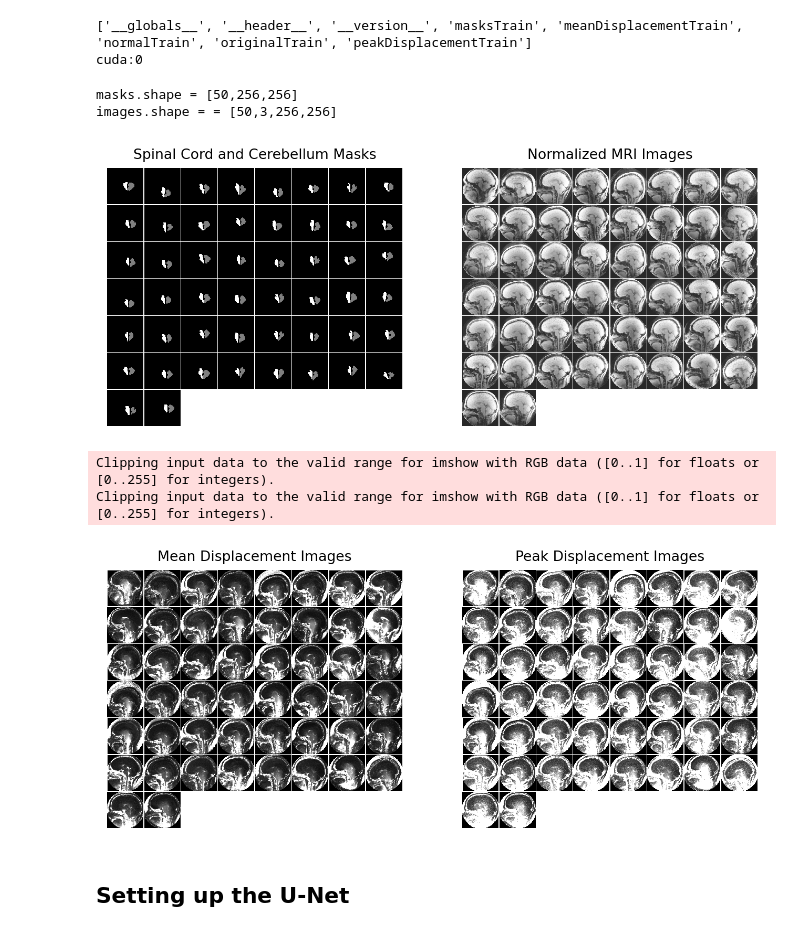
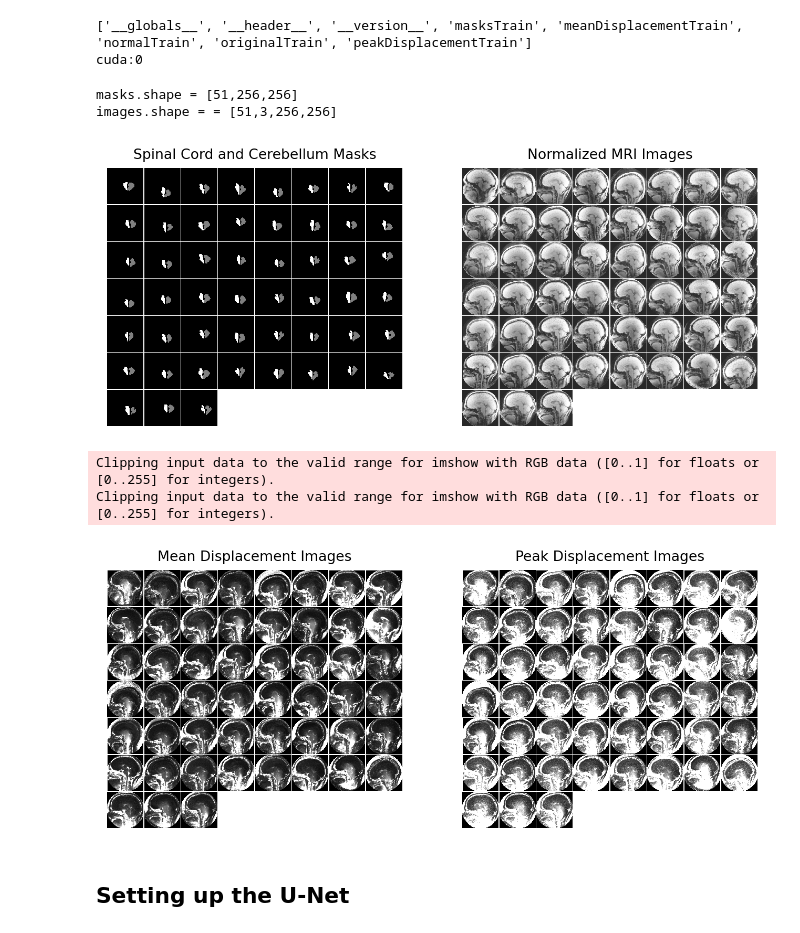
Before and after one commit to lruthotto/ChiariProject, a Jupyter notebook: U-Net_Emory_REU.ipynb, the cells around one changed output. Saved outputs shown, nothing was run; the diff lists cells and outputs as text; code cells hidden in the pictures.

```diff
--- a/U-Net_Emory_REU.ipynb
+++ b/U-Net_Emory_REU.ipynb
@@ -54,15 +54,11 @@ print(device)
 ['__globals__', '__header__', '__version__', 'masksTrain', 'meanDisplacementTrain', 'normalTrain', 'originalTrain', 'peakDisplacementTrain']
 cuda:0
 # %%
-#Extract DENSE Images [51,1,256,256] and Masks [51, 256, 256] from Data Sets (Taking Patient 52 Out)
+#Extract DENSE Images [51,1,256,256] and Masks [51, 256, 256] from Data Sets
 masks = torch.tensor(data['masksTrain'],dtype=torch.long, device=device).permute((2,0,1))
-masks = masks[0:-1]
 images_norm = torch.tensor(data['normalTrain'],dtype=torch.float32, device=device).permute((2,0,1)).unsqueeze(1)
-images_norm = images_norm[0:-1]
 images_mean = torch.tensor(data['meanDisplacementTrain'],dtype=torch.float32, device=device).permute((2,0,1)).unsqueeze(1)
-images_mean = images_mean[0:-1]
 images_peak = torch.tensor(data['peakDisplacementTrain'],dtype=torch.float32, device=device).permute((2,0,1)).unsqueeze(1)
-images_peak = images_peak[0:-1]
 #Combine Normalized Magnitude, Mean, and Peak Displacement Images into a [51,3,256,256] Tensor
 images = torch.cat((images_norm, images_mean, images_peak),1)
 
@@ -72,39 +68,39 @@ print('images.shape = = [%d,%d,%d,%d]' % images.shape)
 
 #Print Data Sets as Images
 plt.figure(1)
 plt.subplot(1,2,1)
 plt.imshow(torchvision.utils.make_grid((masks.unsqueeze(1)/torch.max(masks)).cpu(),8,padding=5,pad_value=1.0).permute((1,2,0)),cmap='gray')
 plt.axis("off")
 plt.title('Spinal Cord and Cerebellum Masks')
 plt.margins(0, 0)
 
 plt.subplot(1,2,2)
 plt.imshow(torchvision.utils.make_grid((images_norm/torch.max(images_norm)).cpu(),8,padding=5,pad_value=1.0).permute((1,2,0)),cmap='gray')
 plt.axis("off")
 plt.title('Normalized MRI Images')
 plt.margins(0, 0)
 plt.show(1)
 
 plt.figure(2)
 plt.subplot(1,2,1)
 plt.imshow(torchvision.utils.make_grid((images_mean).cpu(),8,padding=5,pad_value=1.0).permute((1,2,0)),cmap='gray')
 plt.axis("off")
 plt.title('Mean Displacement Images')
 plt.margins(0, 0)
 
 plt.subplot(1,2,2)
 plt.imshow(torchvision.utils.make_grid((images_peak).cpu(),8,padding=5,pad_value=1.0).permute((1,2,0)),cmap='gray')
 plt.axis("off")
 plt.title('Peak Displacement Images')
 plt.margins(0, 0)
 plt.show(2)
 # %% [output]
-masks.shape = [50,256,256]
-images.shape = = [50,3,256,256]
+masks.shape = [51,256,256]
+images.shape = = [51,3,256,256]
-[figure, old version]
+[figure, new version]
 Clipping input data to the valid range for imshow with RGB data ([0..1] for floats or [0..255] for integers).
 Clipping input data to the valid range for imshow with RGB data ([0..1] for floats or [0..255] for integers).
-[figure, old version]
+[figure, new version]
 # %% [markdown]
 ## Setting up the U-Net
 # %%
```
Also changed, not shown: parts of 4 cells of this notebook.
